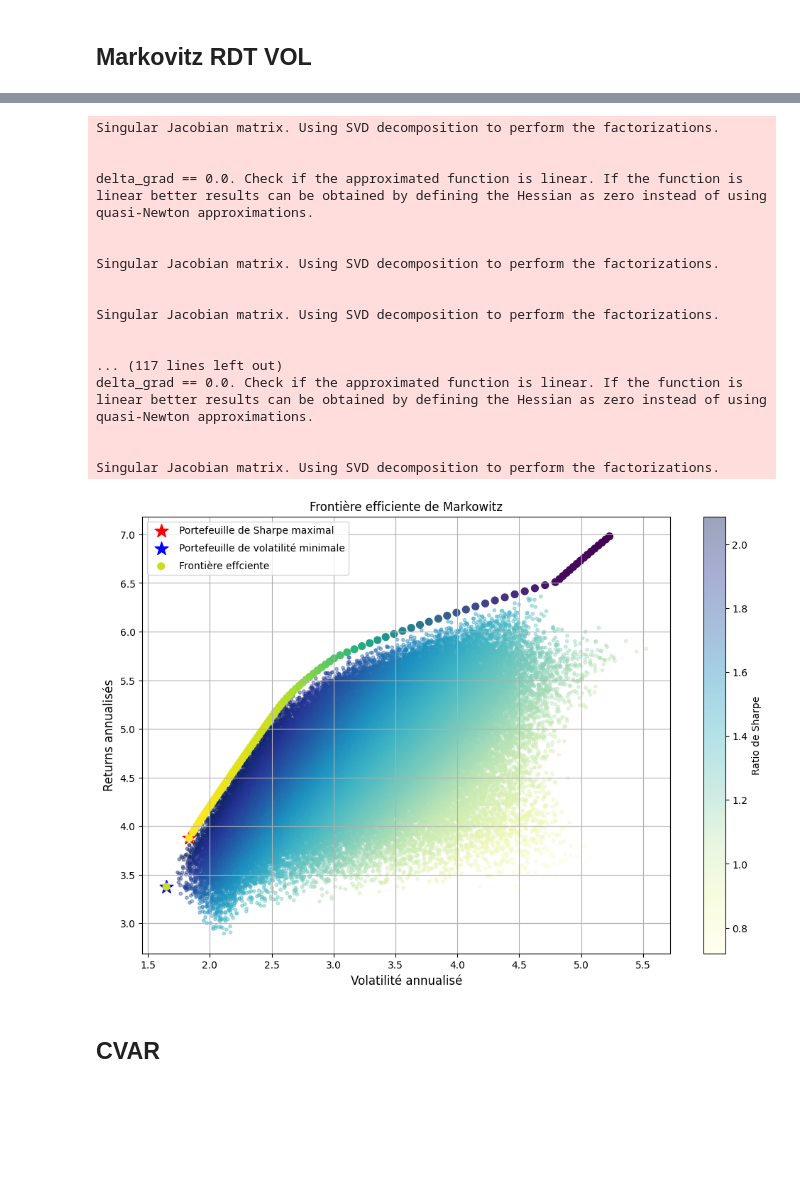
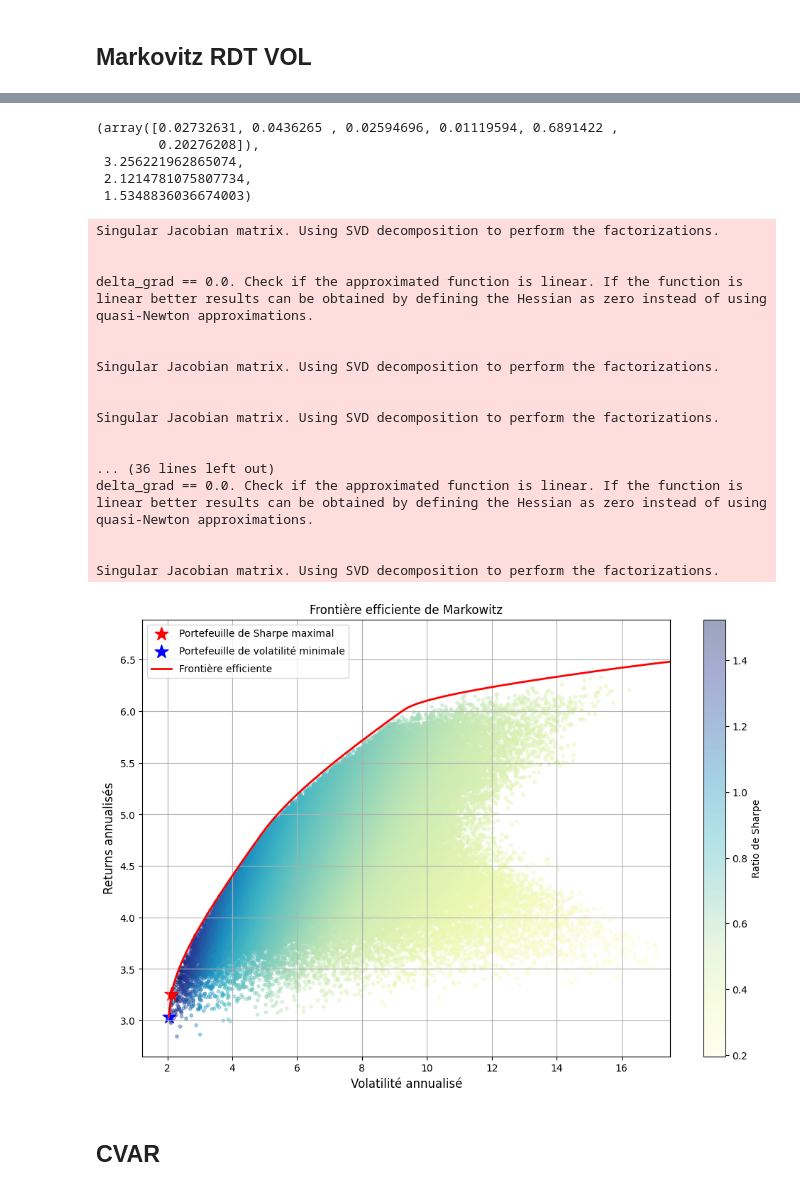
Before and after one commit to baptistedfr/Cross-Assets-Solutions, a Jupyter notebook: Markovitz/run.ipynb, the cells around one changed output, grey strips where cells are left out. Cells and saved outputs as stored; diff of their text form; code cells hidden in the pictures; blank space fills up the shorter version.

Commit message:
Add data

```diff
--- a/Markovitz/run.ipynb
+++ b/Markovitz/run.ipynb
@@ -59,7 +59,7 @@ fig.show()
 # %% [markdown]
 ### Calcul des rendements et Vol moyennes
 # %%
-cov_matrix = np.cov(returns_5yr, rowvar=False)  # Matrice de covariance
+cov_matrix = np.cov(data_returns.dropna(), rowvar=False)*12*100  # Matrice de covariance
 mean_returns = np.mean(returns_5yr, axis=0)
 mean_vol = np.mean(vol_5yr, axis=0)
-# np.fill_diagonal(cov_matrix, mean_vol)
+np.fill_diagonal(cov_matrix, mean_vol**2)
@@ -103,6 +126,14 @@ return_min_vol, vol_min_vol, sharpe_min_vol = portfolio_stats(weights_min_vol, m
 max_sharpe = lambda w: np.sqrt(np.dot(w,np.dot(w,cov_matrix)))/mean_returns.dot(w)
 weights_max_sharpe = minimize(max_sharpe,x0,method='trust-constr',constraints = linear_constraint,bounds = bounds).x
 return_max_sharpe, vol_max_sharpe, sharpe_max_sharpe = portfolio_stats(weights_max_sharpe, mean_returns, cov_matrix)
+# %%
+weights_max_sharpe,return_max_sharpe, vol_max_sharpe, sharpe_max_sharpe
+# %% [output]
+(array([0.02732631, 0.0436265 , 0.02594696, 0.01119594, 0.6891422 ,
+        0.20276208]),
+ 3.256221962865074,
+ 2.1214781075807734,
+ 1.5348836036674003)
 # %%
 num_ports = 100  # Nombre de portefeuilles à calculer sur la frontière
 gap = (np.amax(mean_returns) - np.dot(mean_returns,weights_min_vol)) / num_ports  # Écart de rendement entre les points
@@ -150,7 +181,7 @@ Singular Jacobian matrix. Using SVD decomposition to perform the factorizations.
 Singular Jacobian matrix. Using SVD decomposition to perform the factorizations.
 
 
-... (117 lines left out)
+... (36 lines left out)
 delta_grad == 0.0. Check if the approximated function is linear. If the function is linear better results can be obtained by defining the Hessian as zero instead of using quasi-Newton approximations.
 
 
@@ -175,25 +206,29 @@ weights_plot(df_weights)
 # %%
 plt.figure(figsize=(12, 8))
 # Nuage de points pour les portefeuilles simulés
 plt.scatter(results["volatility"], results["returns"], c=results["sharpe"], cmap='YlGnBu', marker='o', s=10, alpha=0.4)
 plt.colorbar(label='Ratio de Sharpe')
 plt.scatter(
     vol_max_sharpe, return_max_sharpe,
     color="red", label="Portefeuille de Sharpe maximal", marker="*", s=200
 )
 plt.scatter(
     vol_min_vol, return_min_vol,
     color="blue", label="Portefeuille de volatilité minimale", marker="*", s=200
 )
-plt.scatter(vol_arr, ret_arr, c=sharpe_arr, label="Frontière effciente", s=50)
+plt.plot(
+    vol_arr, ret_arr,
+    color="red", label="Frontière efficiente", linewidth=2
+)
 plt.title("Frontière efficiente de Markowitz")
 plt.xlabel('Volatilité annualisé', fontsize=12)
 plt.ylabel('Returns annualisés', fontsize=12)
 plt.legend(labelspacing=0.8)
 plt.grid(True)
+plt.xlim(right=17.5)
 plt.show()
 # %% [output]
-[figure, old version]
+[figure, new version]
 # %% [markdown]
 ## CVAR
 # %%
```
Also changed, not shown: parts of 14 cells of this notebook, 6 other files.
